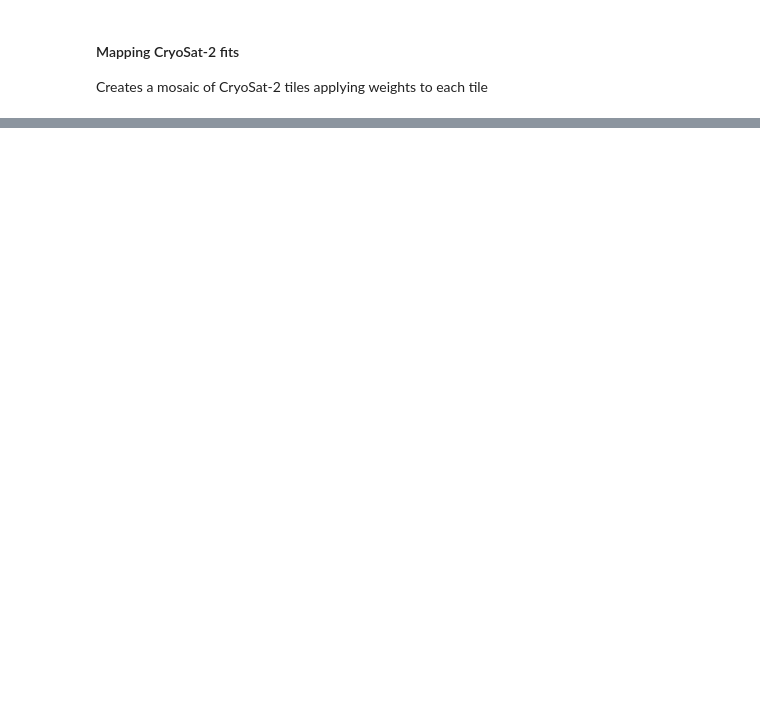
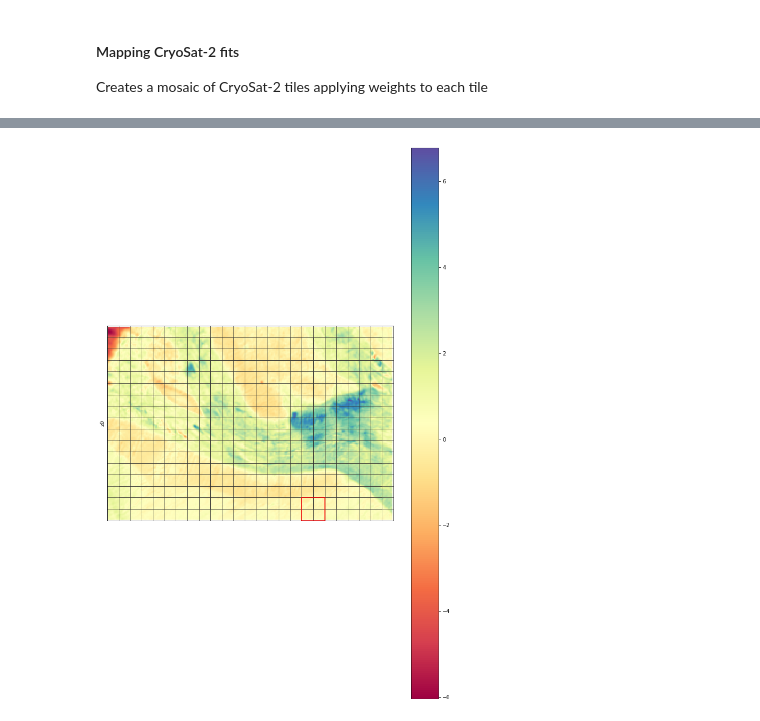
Before and after one commit to SmithB/pointCollection, a Jupyter notebook: map_CS2_fit.ipynb, the cells around one changed output, grey strips where cells are left out. Saved outputs shown, nothing was run; the diff lists cells and outputs as text; code cells hidden in the pictures; blank space fills up the shorter version.

```diff
--- a/map_CS2_fit.ipynb
+++ b/map_CS2_fit.ipynb
@@ -87,0 +93,89 @@ plt.show()
+# %%
+import glob
+import re
+import numpy as np
+import pointCollection as pc
+import matplotlib.pyplot as plt
+
+# directory with CryoSat-2 files
+thedir = '/Volumes/ice2/ben/CS2_fit/AA_VarSigma/centers'
+
+# create figure axis
+fig, hax = plt.subplots(num=1, figsize=(11,16))
+
+# weight parameters
+# pad width
+W0 = 1e3
+# feathering width
+WF = 2e3
+
+# find list of valid files
+ctr_dict={}
+file_list = []
+for file in glob.glob(thedir+'/E*.h5'):
+    xc,yc=[int(item)*1.e3 for item in re.compile('E(.*)_N(.*).h5').search(file).groups()]
+    file_list.append(file)
+
+# get bounds, grid spacing and dimensions of output mosaic
+mosaic=pc.grid.mosaic()
+for file in file_list:
+    # read CryoSat-2 grid from HDF5
+    temp=pc.grid.mosaic().from_h5( file, group='dz/', field_mapping={'z':'dz'})
+    ctr_dict[(np.mean(temp.x), np.mean(temp.y))]=file
+    # update grid spacing of output mosaic
+    mosaic.update_spacing(temp)
+    # update the extents of the output mosaic
+    mosaic.update_bounds(temp)
+    # update dimensions of output mosaic
+    mosaic.update_dimensions(temp)
+
+# create output mosaic
+mosaic.data = np.zeros(mosaic.dimensions)
+mosaic.mask = np.ones(mosaic.dimensions,dtype=np.bool)
+mosaic.weight = np.zeros((mosaic.dimensions[0],mosaic.dimensions[1]))
+for file in file_list:
+    # read CryoSat-2 grid from HDF5
+    temp=pc.grid.mosaic().from_h5( file, group='dz/', field_mapping={'z':'dz'})
+    temp=temp.weights(pad=W0, feather=WF, apply=True)
+    # get the image coordinates of the input file
+    iy,ix = mosaic.image_coordinates(temp)
+    for band in range(mosaic.dimensions[2]):
+        mosaic.data[iy,ix,band] += temp.z[:,:,band]
+        mosaic.mask[iy,ix,band] = False
+    # add weights to total weight matrix
+    mosaic.weight[iy,ix] += temp.weight[:,:]
+    # plot tile extents
+    xmin,xmax,ymin,ymax = temp.extent
+    xbox = [xmin,xmax,xmax,xmin,xmin]
+    ybox = [ymin,ymin,ymax,ymax,ymin]
+    hax.plot(xbox,ybox,c='0.2',lw=0.5,zorder=1)
+
+# find valid weights
+iy,ix = np.nonzero(mosaic.weight == 0)
+mosaic.mask[iy,ix,:] = True
+# normalize weights
+iy,ix = np.nonzero(mosaic.weight > 0)
+for band in range(mosaic.dimensions[2]):
+    mosaic.data[iy,ix,band] /= mosaic.weight[iy,ix]
+# replace invalid points with fill_value
+mosaic.data[mosaic.mask] = mosaic.fill_value
+
+# show mosaic image of elevation
+him=hax.imshow(mosaic.data[:,:,-2]-mosaic.data[:,:,1], extent=mosaic.extent, cmap='Spectral', origin='lower');
+plt.colorbar(him)
+# set x and y labels
+hax.set_ylabel('z0')
+hax.set_xticks([])
+hax.set_yticks([])
+
+hax.set_xlim(mosaic.extent[0:2])#+np.array([-5e4, 5e4]))
+hax.set_ylim(mosaic.extent[2:4])#+np.array([-5e4, 5e4]))
+
+fig.subplots_adjust(left=0.1, right=0.95, bottom=0.05, top=0.95, hspace=0.05, wspace=0.1)
+# plot the last box in red to show the structure of the mosaic
+plt.plot(xbox, ybox,'r', zorder=2)
+plt.show()
+
+mosaic.to_geotif(thedir+'/dz_mosaic.tif', srs_epsg=3031)
+# %% [output]
+[figure, added]
```
Also changed, not shown: parts of 4 cells of this notebook, 2 other files.
